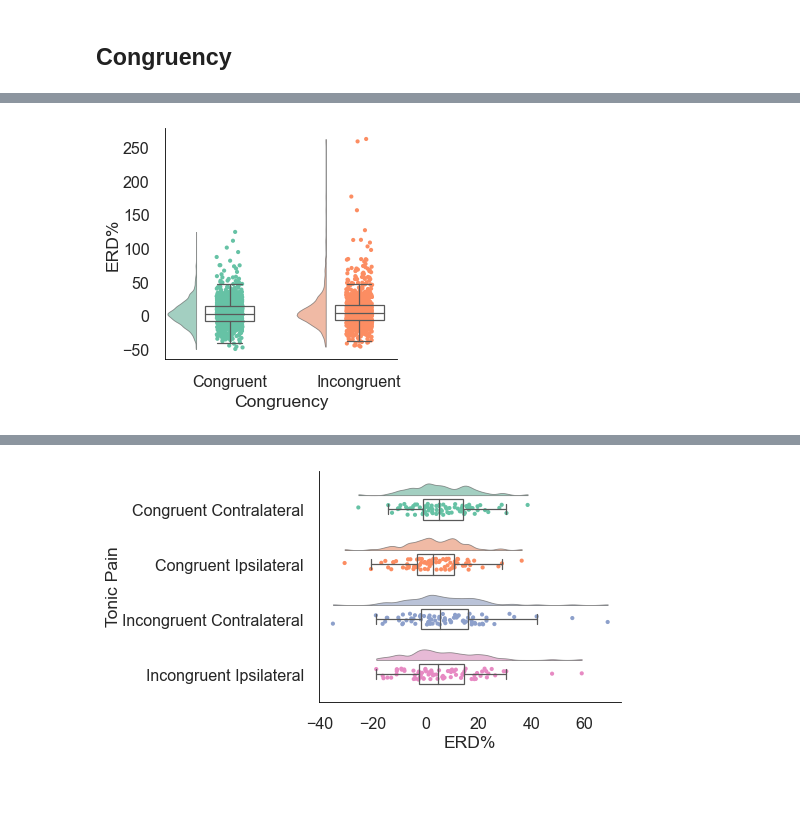
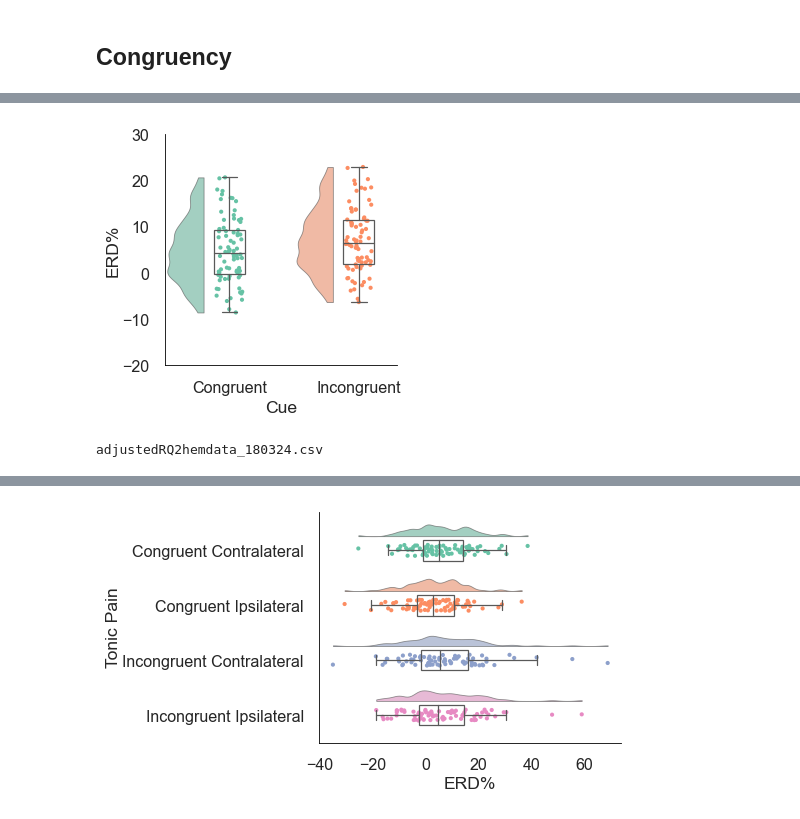
Before and after one commit to dhewitt16/PainAnticipationVRStudy, a Jupyter notebook: EEGFigs.ipynb, the cells around one changed output, grey strips where cells are left out. Cells and saved outputs as stored; diff of their text form; code cells hidden in the pictures; blank space fills up the shorter version.

```diff
--- a/EEGFigs.ipynb
+++ b/EEGFigs.ipynb
@@ -434,7 +465,7 @@ if savefigs:
 ## Set these for each figure
 
 measureType = "ERD"
-xAxis= "Congruency" #Specify the name of your x axis, this should matach the df
+xAxis= "Cue" #Specify the name of your x axis, this should matach the df
 xAxisHem = "Hemisphere"
 xAxisInt = "Cue + Block"
 #yAxis = "Pupil Diameter (mms)" #specify the name of your y axis, this should match the df
@@ -451,8 +482,10 @@ freqBand = 4
 # %%
 path = "/Users/dhewitt/Data/pps/Exports/"
 fileType = ".csv"
-fileName = ("PPSERDDataLong_Grouped_noav_" + version + "_plotting" + fileType)
-figOutName = ("ERD_Grouped_noav_" + version)
+#fileName = ("PPSERDDataLong_Grouped_noav_" + version + "_plotting" + fileType)
+fileName = ("adjustedRQ2data_180324" + fileType) ## predicted data from lmes
+
+figOutName = ("ERD_Grouped_" + version)
 
 figs_dir = (path + 'figs/')
 print(fileName)
@@ -466,11 +499,9 @@ PPSERDDataLong_Grouped_noav_180324_plotting.csv
 # %%
 print(fileName)
 df = pd.read_csv(path + measureType + "/" + fileName)
+df = df.loc[(df['Grouping2'] == electrodeCluster) & (df['FreqBand'] == freqBand) & (df['Block'] == 2)].dropna()
 
-#dfnew = pd.DataFrame()
-
-
-df = df.loc[(df['Grouping2'] == electrodeCluster) & (df['FreqBand'] == freqBand) & (df['Block'] == 'Extinction')].dropna()
-df['Cue + Block'] = df['Cue'].astype(str) + ' ' + df['Block'].astype(str)
+## Averaging over block repetitions and all electrodes in the cluster
+df = df.groupby(['ID', 'Timebin', 'Cue']).mean().reset_index() #averaging because of repetitions which have the same predicted value
 df
 # %% [output]
@@ -491,28 +522,39 @@ PPSERDDataLong_Grouped_noav_180324_plotting.csv
 # %%
-# Main effects of cue
+# Main effects of congruency
 
 #f, ax = plt.subplots(figsize=(7, 7))
 #f, ax = plt.subplots(figsize=(figSize*1.3, figSize)) # for a flatter, wider chart
 f, ax = plt.subplots(figsize=(figSize, figSize)) # for a squarer chart
 
 ax=pt.RainCloud(x = xAxis, y = yAxis, data = df, palette = pal, bw = sigma,
                  width_viol = violinWidth, ax = ax, point_size = dotsize, linewidth = eW,
                 orient = ort , box_showfliers = False,
                 alpha = .65,  dodge = True, width_box = boxWidth,
                 box_linewidth = lW, box_whiskerprops = dict(linewidth=lW))
+
+ax.set_ylim(-20, 30)
 
 ax.spines["top"].set_visible(False)
 ax.spines["right"].set_visible(False)
 ax.spines['bottom'].set_color('Black')
 ax.spines['bottom'].set_linewidth(eW)
 ax.spines['left'].set_color('Black')
 ax.spines['left'].set_linewidth(eW)
 ax.tick_params(axis='both', which='both', pad=5) #change pad to make the axes labels further/closer to axis
 ax.xaxis.labelpad = 3 # space between axis label and data name
 ax.yaxis.labelpad = 1
 
 #plt.title("Figure P15\n Adjusting Raincloud Alpha Level")
 if savefigs:
     plt.savefig(figs_dir + figOutName +"_fig6congruency_" + str(freqBand) + "Hz_Cluster" + str(electrodeCluster) + ".svg", format='svg', dpi=1200, bbox_inches='tight')
 # %% [output]
-[figure, old version]
+[figure, new version]
+# %%
+fileName = ("adjustedRQ2hemdata_180324" + fileType) ## predicted data from lmes
+
+figOutName = ("ERD_Grouped_hem_" + version)
+
+print(fileName)
+df = pd.read_csv(path + measureType + "/" + fileName)
+# %% [output]
+adjustedRQ2hemdata_180324.csv
```
Also changed, not shown: parts of 26 cells of this notebook, 1 other file.
